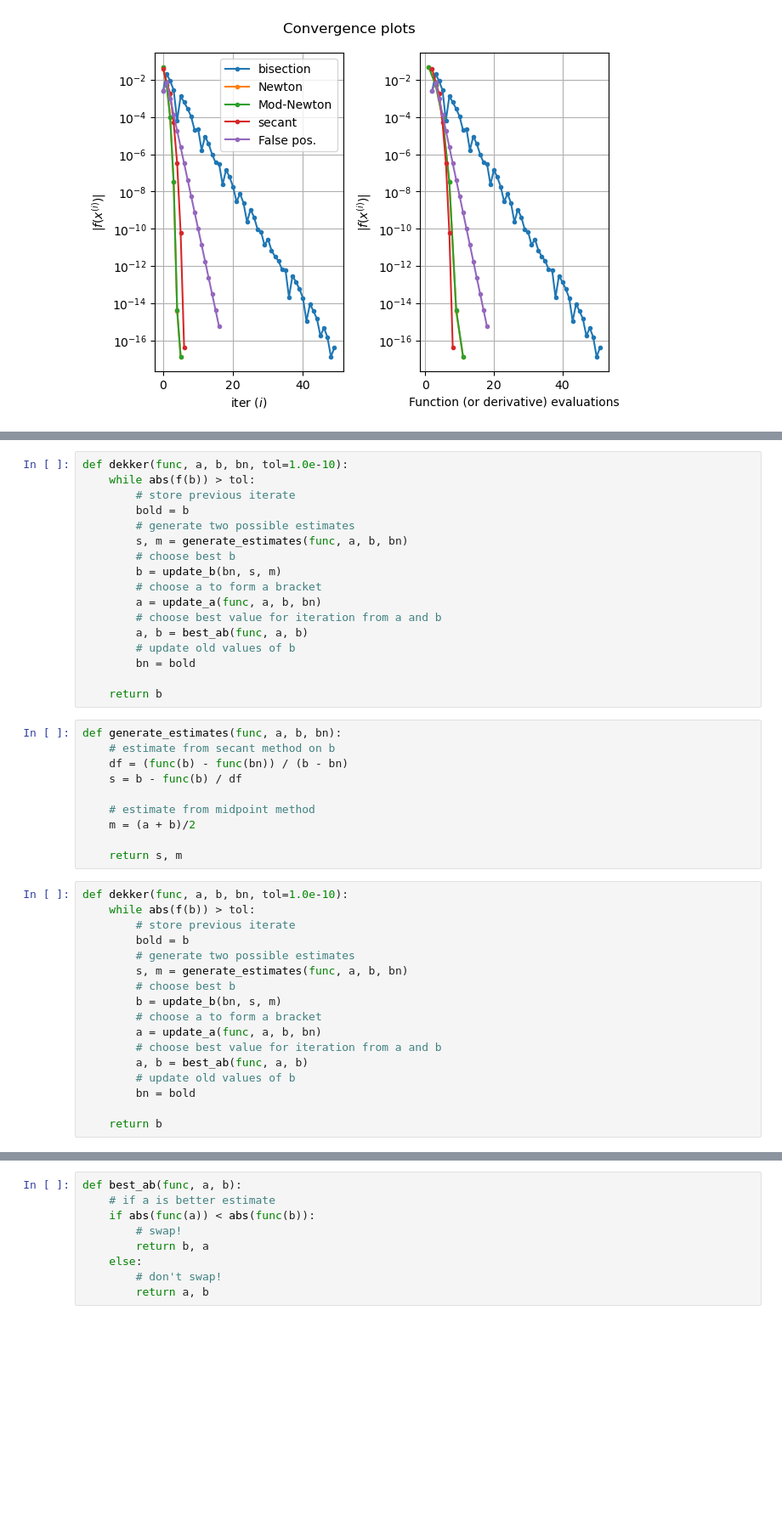
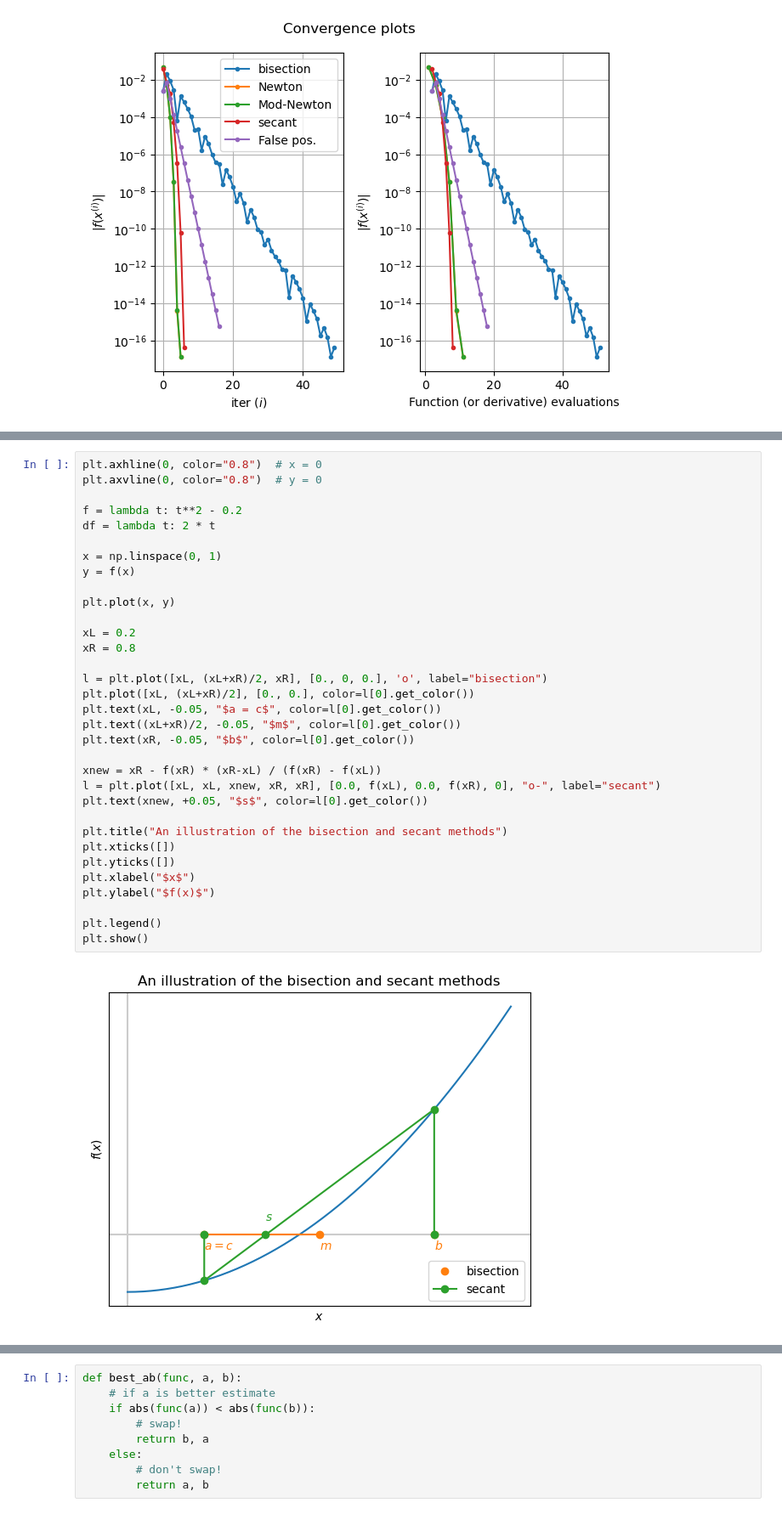
Before and after one commit to uol-soc-teachingrepos/COMP2421-Numerical-Computation, a Jupyter notebook: lec/lec18_.ipynb, the cells around one changed output, grey strips where cells are left out. Shown at 85% size. Saved outputs shown, nothing was run; the diff lists cells and outputs as text; blank space fills up the shorter version.

```diff
--- a/lec/lec18_.ipynb
+++ b/lec/lec18_.ipynb
@@ -369,45 +383,36 @@ def dekker(func, a, b, bn, tol=1.0e-10):
     return b
-# %%
-def dekker(func, a, b, bn, tol=1.0e-10):
-    while abs(f(b)) > tol:
-        # store previous iterate
-        bold = b
-        # generate two possible estimates
-        s, m = generate_estimates(func, a, b, bn)
-        # choose best b
-        b = update_b(bn, s, m)
-        # choose a to form a bracket
-        a = update_a(func, a, b, bn)
-        # choose best value for iteration from a and b
-        a, b = best_ab(func, a, b)
-        # update old values of b
-        bn = bold
-
-    return b
-# %%
-def generate_estimates(func, a, b, bn):
-    # estimate from secant method on b
-    df = (func(b) - func(bn)) / (b - bn)
-    s = b - func(b) / df
-
-    # estimate from midpoint method
-    m = (a + b)/2
-
-    return s, m
-# %%
-def dekker(func, a, b, bn, tol=1.0e-10):
-    while abs(f(b)) > tol:
-        # store previous iterate
-        bold = b
-        # generate two possible estimates
-        s, m = generate_estimates(func, a, b, bn)
-        # choose best b
-        b = update_b(bn, s, m)
-        # choose a to form a bracket
-        a = update_a(func, a, b, bn)
-        # choose best value for iteration from a and b
-        a, b = best_ab(func, a, b)
-        # update old values of b
-        bn = bold
-
-    return b
+# %%
+plt.axhline(0, color="0.8")  # x = 0
+plt.axvline(0, color="0.8")  # y = 0
+
+f = lambda t: t**2 - 0.2
+df = lambda t: 2 * t
+
+x = np.linspace(0, 1)
+y = f(x)
+
+plt.plot(x, y)
+
+xL = 0.2
+xR = 0.8
+
+l = plt.plot([xL, (xL+xR)/2, xR], [0., 0, 0.], 'o', label="bisection")
+plt.plot([xL, (xL+xR)/2], [0., 0.], color=l[0].get_color())
+plt.text(xL, -0.05, "$a = c$", color=l[0].get_color())
+plt.text((xL+xR)/2, -0.05, "$m$", color=l[0].get_color())
+plt.text(xR, -0.05, "$b$", color=l[0].get_color())
+
+xnew = xR - f(xR) * (xR-xL) / (f(xR) - f(xL))
+l = plt.plot([xL, xL, xnew, xR, xR], [0.0, f(xL), 0.0, f(xR), 0], "o-", label="secant")
+plt.text(xnew, +0.05, "$s$", color=l[0].get_color())
+
+plt.title("An illustration of the bisection and secant methods")
+plt.xticks([])
+plt.yticks([])
+plt.xlabel("$x$")
+plt.ylabel("$f(x)$")
+
+plt.legend()
+plt.show()
+# %% [output]
+[figure, added]
```
Also changed, not shown: parts of 16 cells of this notebook.
